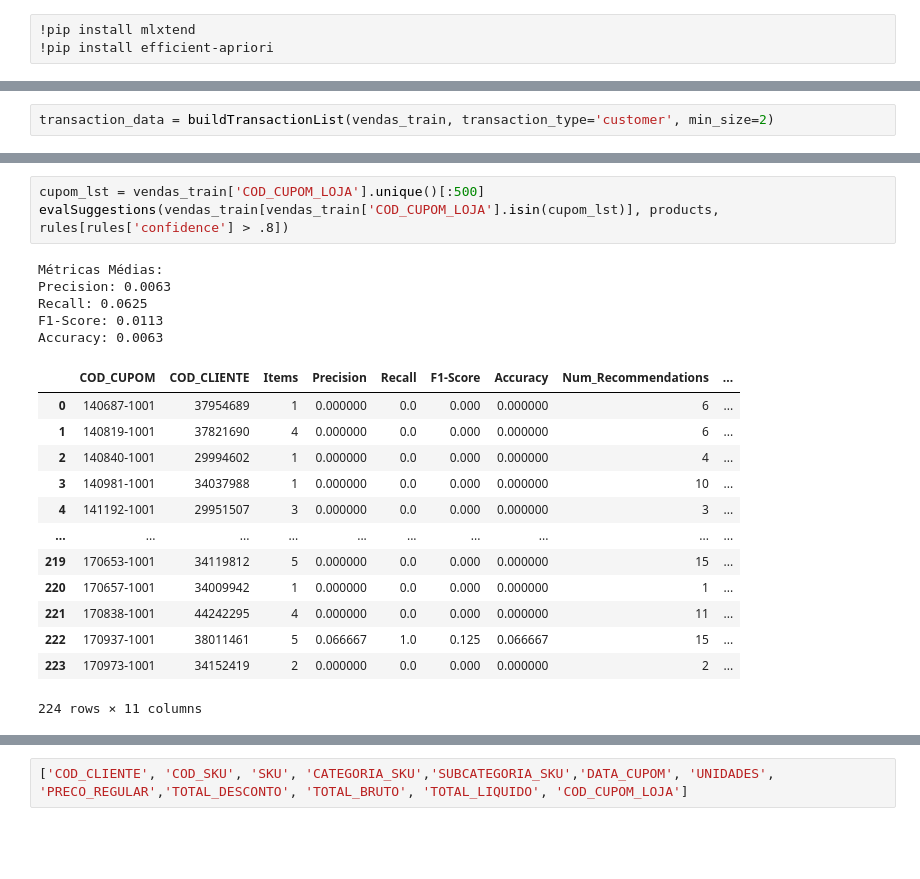
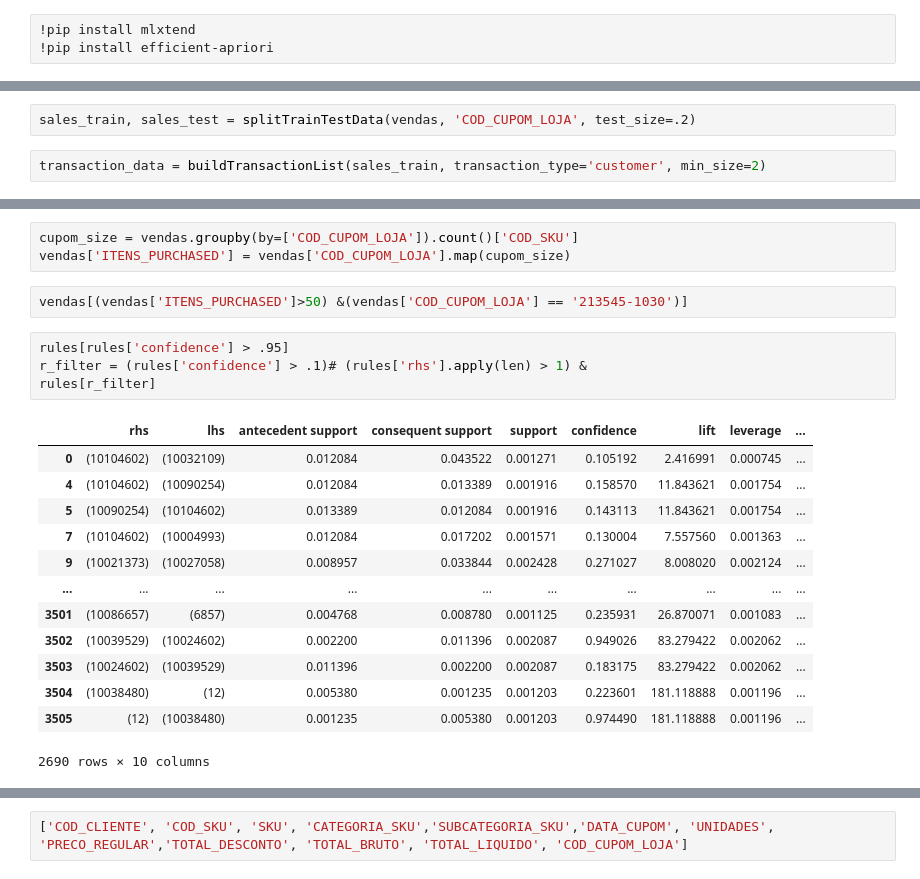
Before and after one commit to cristianomm/PUCRS, a Jupyter notebook: 2024-02/98H15-04 - Projeto em Ciência de Dados III/model_1.ipynb, the cells around one changed output, grey strips where cells are left out. Cells and saved outputs as stored; diff of their text form; blank space fills up the shorter version.

```diff
--- a/2024-02/98H15-04 - Projeto em Ciência de Dados III/model_1.ipynb
+++ b/2024-02/98H15-04 - Projeto em Ciência de Dados III/model_1.ipynb
@@ -54,5 +380,7 @@ vendas_test = vendas[vendas['COD_CUPOM_LOJA'].isin(vendas_test)]
+# %%
+sales_train, sales_test = splitTrainTestData(vendas, 'COD_CUPOM_LOJA', test_size=.2)
 # %%
-transaction_data = buildTransactionList(vendas_train, transaction_type='customer', min_size=2)
+transaction_data = buildTransactionList(sales_train, transaction_type='customer', min_size=2)
 # %%
 products = produtos = vendas.groupby(['COD_SKU', 'SKU', 'CATEGORIA_SKU', 'SUBCATEGORIA_SKU'], as_index=False).agg({'PRECO_REGULAR': 'mean'})
 products.rename(columns={'PRECO_REGULAR': 'PRECO_REGULAR_AVG'}, inplace=True)
@@ -314,22 +425,23 @@ rules[rules['confidence'] > .85]
-# %%
-cupom_lst = vendas_train['COD_CUPOM_LOJA'].unique()[:500]
-evalSuggestions(vendas_train[vendas_train['COD_CUPOM_LOJA'].isin(cupom_lst)], products, rules[rules['confidence'] > .8])
-# %% [output]
-Métricas Médias:
-Precision: 0.0063
-Recall: 0.0625
-F1-Score: 0.0113
-Accuracy: 0.0063
-|  | COD_CUPOM | COD_CLIENTE | Items | Precision | Recall | F1-Score | Accuracy | Num_Recommendations | ... |
-| 0 | 140687-1001 | 37954689 | 1 | 0.000000 | 0.0 | 0.000 | 0.000000 | 6 | ... |
-| 1 | 140819-1001 | 37821690 | 4 | 0.000000 | 0.0 | 0.000 | 0.000000 | 6 | ... |
-| 2 | 140840-1001 | 29994602 | 1 | 0.000000 | 0.0 | 0.000 | 0.000000 | 4 | ... |
-| 3 | 140981-1001 | 34037988 | 1 | 0.000000 | 0.0 | 0.000 | 0.000000 | 10 | ... |
-| 4 | 141192-1001 | 29951507 | 3 | 0.000000 | 0.0 | 0.000 | 0.000000 | 3 | ... |
-| ... | ... | ... | ... | ... | ... | ... | ... | ... | ... |
-| 219 | 170653-1001 | 34119812 | 5 | 0.000000 | 0.0 | 0.000 | 0.000000 | 15 | ... |
-| 220 | 170657-1001 | 34009942 | 1 | 0.000000 | 0.0 | 0.000 | 0.000000 | 1 | ... |
-| 221 | 170838-1001 | 44242295 | 4 | 0.000000 | 0.0 | 0.000 | 0.000000 | 11 | ... |
-| 222 | 170937-1001 | 38011461 | 5 | 0.066667 | 1.0 | 0.125 | 0.066667 | 15 | ... |
-| 223 | 170973-1001 | 34152419 | 2 | 0.000000 | 0.0 | 0.000 | 0.000000 | 2 | ... |
-224 rows × 11 columns
+# %%
+cupom_size = vendas.groupby(by=['COD_CUPOM_LOJA']).count()['COD_SKU']
+vendas['ITENS_PURCHASED'] = vendas['COD_CUPOM_LOJA'].map(cupom_size)
+# %%
+vendas[(vendas['ITENS_PURCHASED']>50) &(vendas['COD_CUPOM_LOJA'] == '213545-1030')]
+# %%
+rules[rules['confidence'] > .95]
+r_filter = (rules['confidence'] > .1)# (rules['rhs'].apply(len) > 1) &
+rules[r_filter]
+# %% [output]
+|  | rhs | lhs | antecedent support | consequent support | support | confidence | lift | leverage | ... |
+| 0 | (10104602) | (10032109) | 0.012084 | 0.043522 | 0.001271 | 0.105192 | 2.416991 | 0.000745 | ... |
+| 4 | (10104602) | (10090254) | 0.012084 | 0.013389 | 0.001916 | 0.158570 | 11.843621 | 0.001754 | ... |
+| 5 | (10090254) | (10104602) | 0.013389 | 0.012084 | 0.001916 | 0.143113 | 11.843621 | 0.001754 | ... |
+| 7 | (10104602) | (10004993) | 0.012084 | 0.017202 | 0.001571 | 0.130004 | 7.557560 | 0.001363 | ... |
+| 9 | (10021373) | (10027058) | 0.008957 | 0.033844 | 0.002428 | 0.271027 | 8.008020 | 0.002124 | ... |
+| ... | ... | ... | ... | ... | ... | ... | ... | ... | ... |
+| 3501 | (10086657) | (6857) | 0.004768 | 0.008780 | 0.001125 | 0.235931 | 26.870071 | 0.001083 | ... |
+| 3502 | (10039529) | (10024602) | 0.002200 | 0.011396 | 0.002087 | 0.949026 | 83.279422 | 0.002062 | ... |
+| 3503 | (10024602) | (10039529) | 0.011396 | 0.002200 | 0.002087 | 0.183175 | 83.279422 | 0.002062 | ... |
+| 3504 | (10038480) | (12) | 0.005380 | 0.001235 | 0.001203 | 0.223601 | 181.118888 | 0.001196 | ... |
+| 3505 | (12) | (10038480) | 0.001235 | 0.005380 | 0.001203 | 0.974490 | 181.118888 | 0.001196 | ... |
+2690 rows × 10 columns
```
Also changed, not shown: parts of 31 cells of this notebook.
